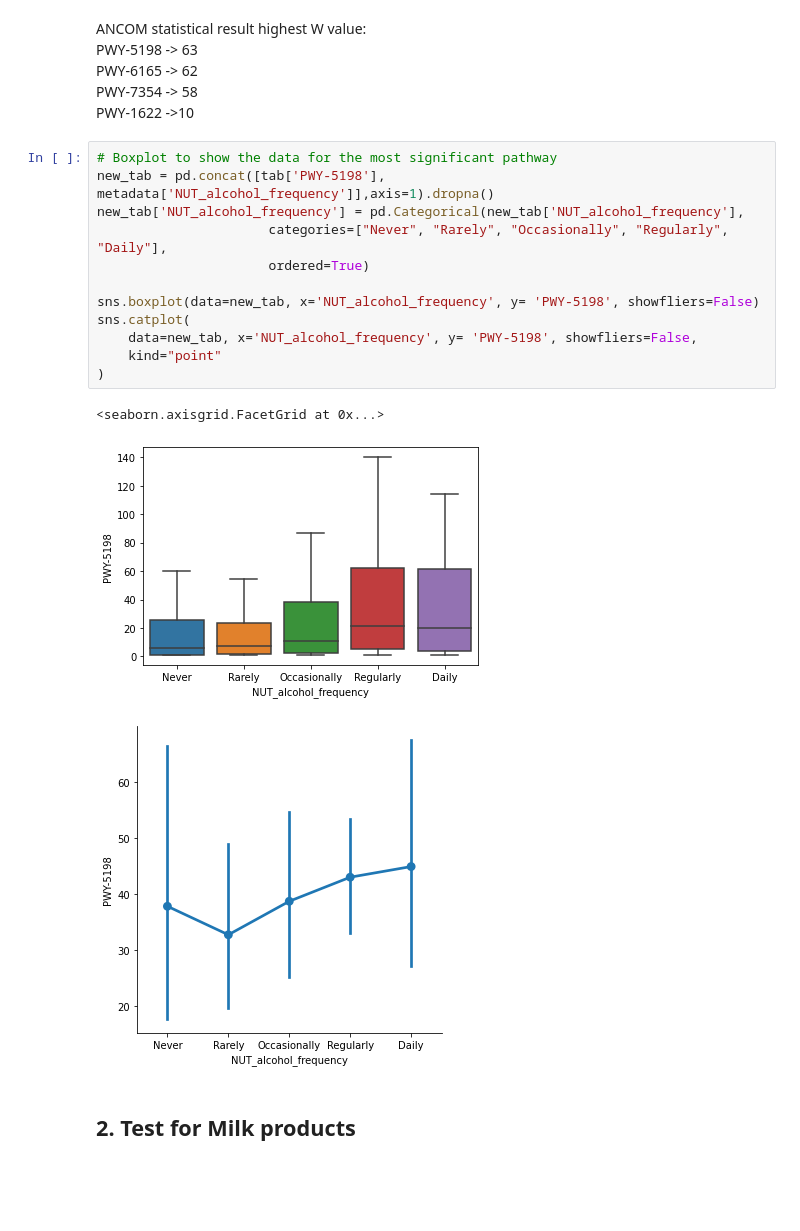
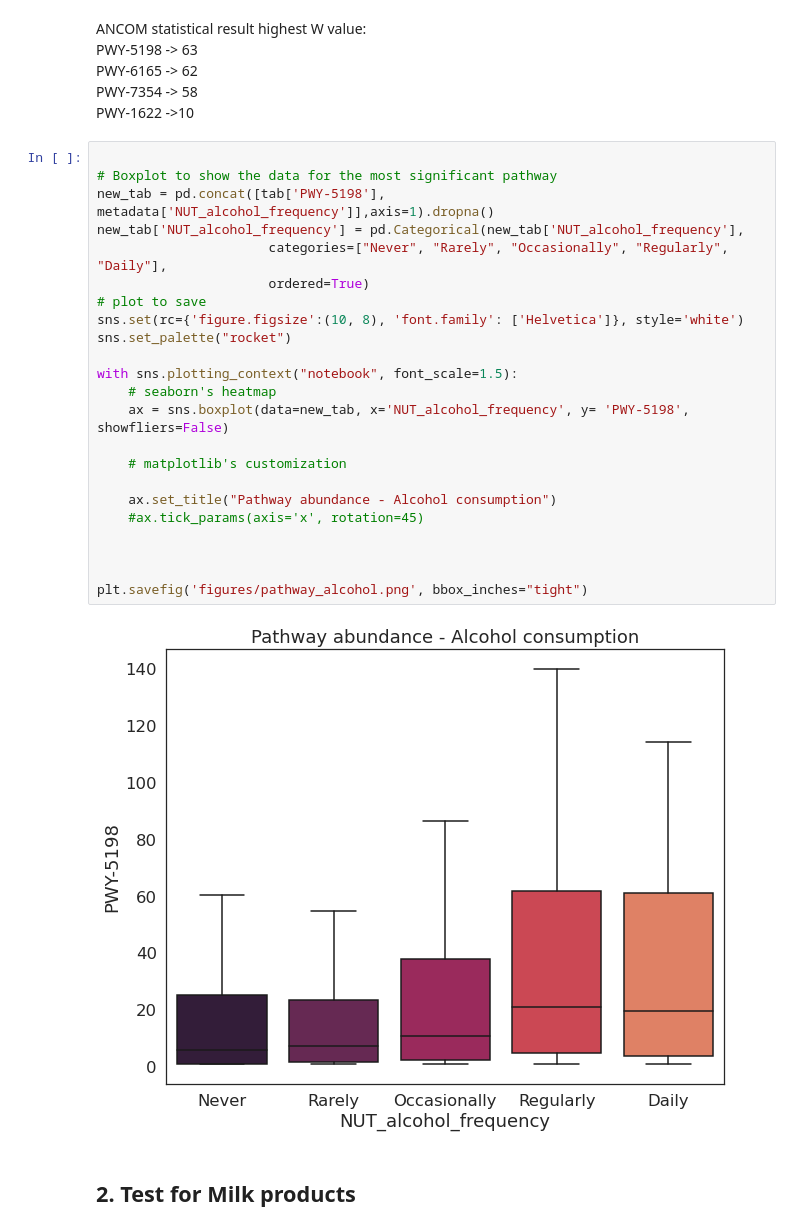
Before and after one commit to dhasanova99/HealthyFood, a Jupyter notebook: JupyterDocs/I_Metagenomics.ipynb, the cells around one changed output. Cells and saved outputs as stored; diff of their text form; blank space fills up the shorter version.

Commit message:
plots, reaname of file

```diff
--- a/JupyterDocs/I_Metagenomics.ipynb
+++ b/JupyterDocs/I_Metagenomics.ipynb
@@ -393,21 +393,30 @@ PWY-6165 -> 62
 PWY-7354 -> 58
 PWY-1622 ->10
 # %%
+
 # Boxplot to show the data for the most significant pathway
 new_tab = pd.concat([tab['PWY-5198'], metadata['NUT_alcohol_frequency']],axis=1).dropna()
 new_tab['NUT_alcohol_frequency'] = pd.Categorical(new_tab['NUT_alcohol_frequency'],
                       categories=["Never", "Rarely", "Occasionally", "Regularly", "Daily"],
                       ordered=True)
+# plot to save
+sns.set(rc={'figure.figsize':(10, 8), 'font.family': ['Helvetica']}, style='white')
+sns.set_palette("rocket")
 
-sns.boxplot(data=new_tab, x='NUT_alcohol_frequency', y= 'PWY-5198', showfliers=False)
-sns.catplot(
-    data=new_tab, x='NUT_alcohol_frequency', y= 'PWY-5198', showfliers=False,
-    kind="point"
-)
+with sns.plotting_context("notebook", font_scale=1.5):
+    # seaborn's heatmap
+    ax = sns.boxplot(data=new_tab, x='NUT_alcohol_frequency', y= 'PWY-5198', showfliers=False)
+
+    # matplotlib's customization
+
+    ax.set_title("Pathway abundance - Alcohol consumption")
+    #ax.tick_params(axis='x', rotation=45)
+
+
+
+plt.savefig('figures/pathway_alcohol.png', bbox_inches="tight")
 # %% [output]
-<seaborn.axisgrid.FacetGrid at 0x...>
-[figure, old version]
+[figure, new version]
-[figure, removed]
 # %% [markdown]
 <a id='milk'></a>
 ## 2. Test for Milk products
```
Also changed, not shown: parts of 10 cells of this notebook, 12 other files.
